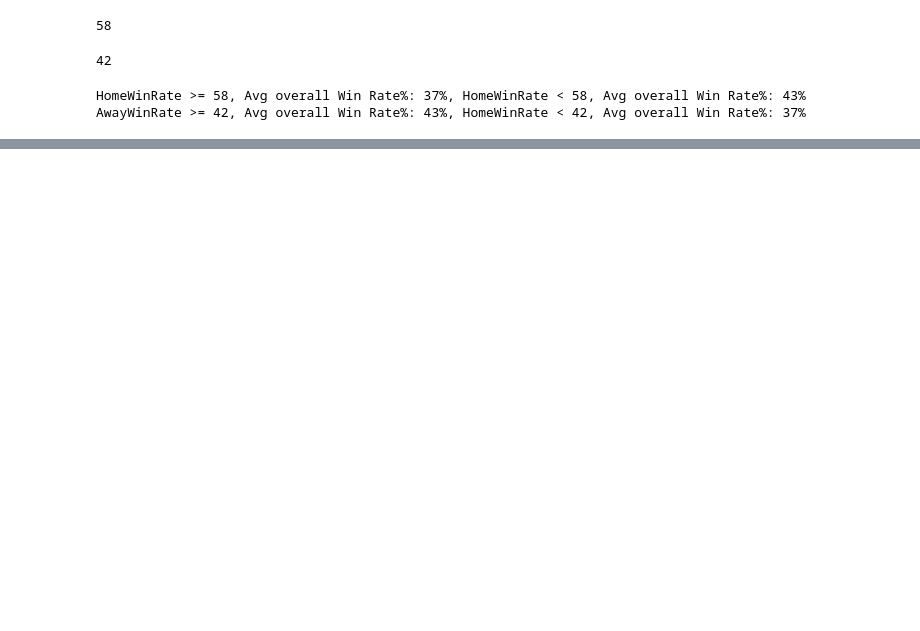
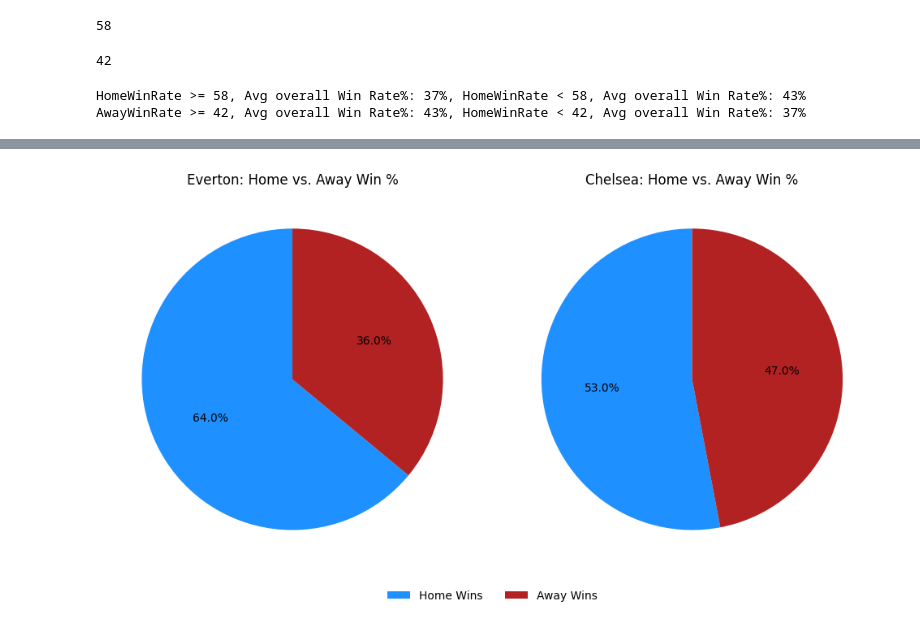
Before and after one commit to SmithNJ13/data_analysis, a Jupyter notebook: analysis.ipynb, the cells around one changed output, grey strips where cells are left out. Drawn from its saved outputs; the diff is of its cells as text; code cells hidden in the pictures; blank space fills up the shorter version.

Commit message:
visualisation for question 2

```diff
--- a/analysis.ipynb
+++ b/analysis.ipynb
@@ -792,0 +833,4 @@ AwayWinRate >= 42, Avg overall Win Rate%: 43%, HomeWinRate < 42, Avg overall Win
+# %%
+Question_Two_50Wins.reset_index(drop=True, inplace=True)
+Question_Two_50Wins
+# Below command wasn't working properly as it was returning the 9th element and without a reset_index it was the wrong element
@@ -792,0 +855,4 @@ AwayWinRate >= 42, Avg overall Win Rate%: 43%, HomeWinRate < 42, Avg overall Win
+# %%
+Highest_HWR = Question_Two_50Wins.iloc[Question_Two_50Wins["HomeWin%"].idxmax()]
+Highest_AWR = Question_Two_50Wins.iloc[Question_Two_50Wins["AwayWin%"].idxmax()]
+Highest_AWR
@@ -792,0 +872,25 @@ AwayWinRate >= 42, Avg overall Win Rate%: 43%, HomeWinRate < 42, Avg overall Win
+# %%
+hwr_team = Highest_HWR["Team"]
+hwr_percentages = [Highest_HWR["HomeWin%"], Highest_HWR["AwayWin%"]]
+hwr_labels = ["Home Wins", "Away Wins"]
+
+awr_team = Highest_AWR["Team"]
+awr_percentages = [Highest_AWR["HomeWin%"], Highest_AWR["AwayWin%"]]
+awr_labels = ["Home Wins", "Away Wins"]
+
+colors = ["dodgerblue", "firebrick"]
+
+fig, axes = plt.subplots(1, 2, figsize=(10, 5))
+
+axes[0].pie(hwr_percentages, labels=None, autopct="%1.1f%%", colors=colors, startangle=90)
+axes[0].set_title(f"{hwr_team}: Home vs. Away Win %")
+
+axes[1].pie(awr_percentages, labels=None, autopct="%1.1f%%", colors=colors, startangle=90)
+axes[1].set_title(f"{awr_team}: Home vs. Away Win %")
+
+fig.legend(hwr_labels, loc="upper center", bbox_to_anchor=(0.5, 0), ncol=2, frameon=False)
+
+plt.tight_layout()
+plt.show()
+# %% [output]
+[figure, added]
```
Also changed, not shown: parts of 5 cells of this notebook, 1 other file.
